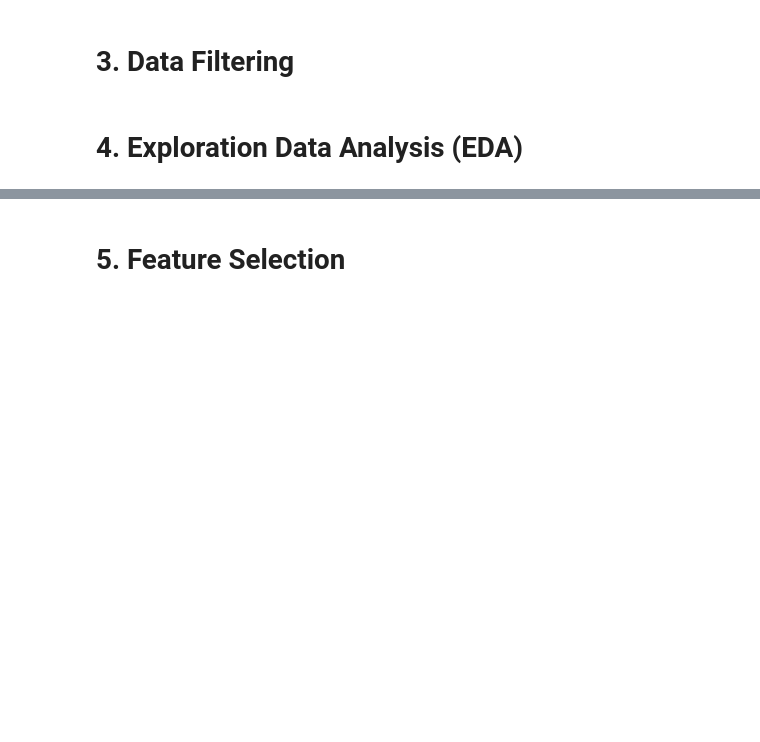
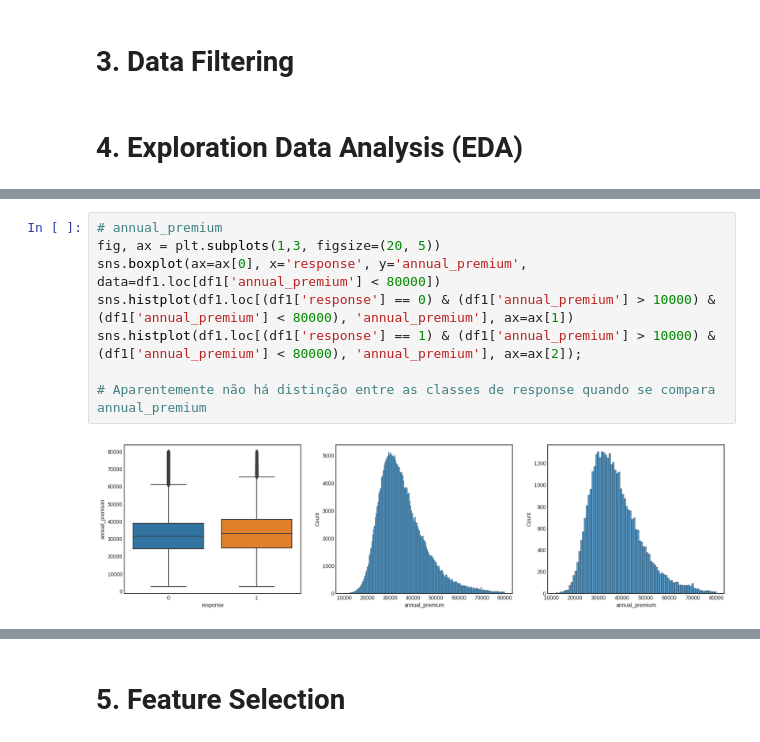
Before and after one commit to ezequielpf/health_insurance_cross_sell, a Jupyter notebook: notebooks/1.0.epf_health_insurance_cross_sell.ipynb, the cells around one changed output, grey strips where cells are left out. Saved outputs shown, nothing was run; the diff lists cells and outputs as text; blank space fills up the shorter version.

```diff
--- a/notebooks/1.0.epf_health_insurance_cross_sell.ipynb
+++ b/notebooks/1.0.epf_health_insurance_cross_sell.ipynb
@@ -129,0 +187,10 @@ df_describe
+# %%
+# annual_premium
+fig, ax = plt.subplots(1,3, figsize=(20, 5))
+sns.boxplot(ax=ax[0], x='response', y='annual_premium', data=df1.loc[df1['annual_premium'] < 80000])
+sns.histplot(df1.loc[(df1['response'] == 0) & (df1['annual_premium'] > 10000) & (df1['annual_premium'] < 80000), 'annual_premium'], ax=ax[1])
+sns.histplot(df1.loc[(df1['response'] == 1) & (df1['annual_premium'] > 10000) & (df1['annual_premium'] < 80000), 'annual_premium'], ax=ax[2]);
+
+# Aparentemente não há distinção entre as classes de response quando se compara annual_premium
+# %% [output]
+[figure, added]
```
Also changed, not shown: parts of 21 cells of this notebook.
